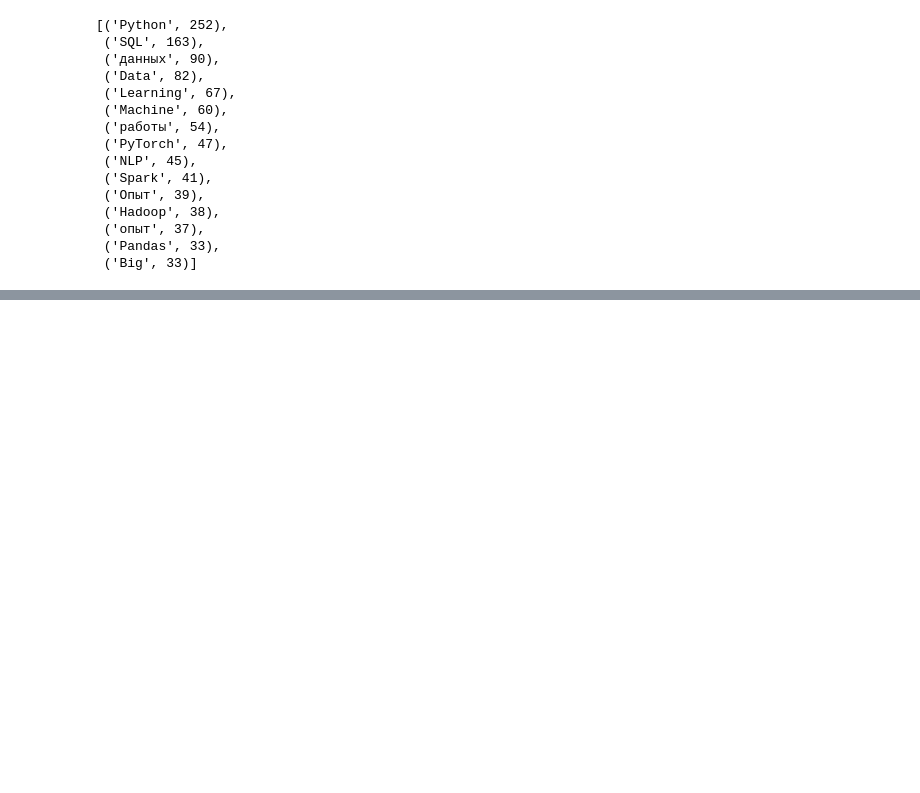
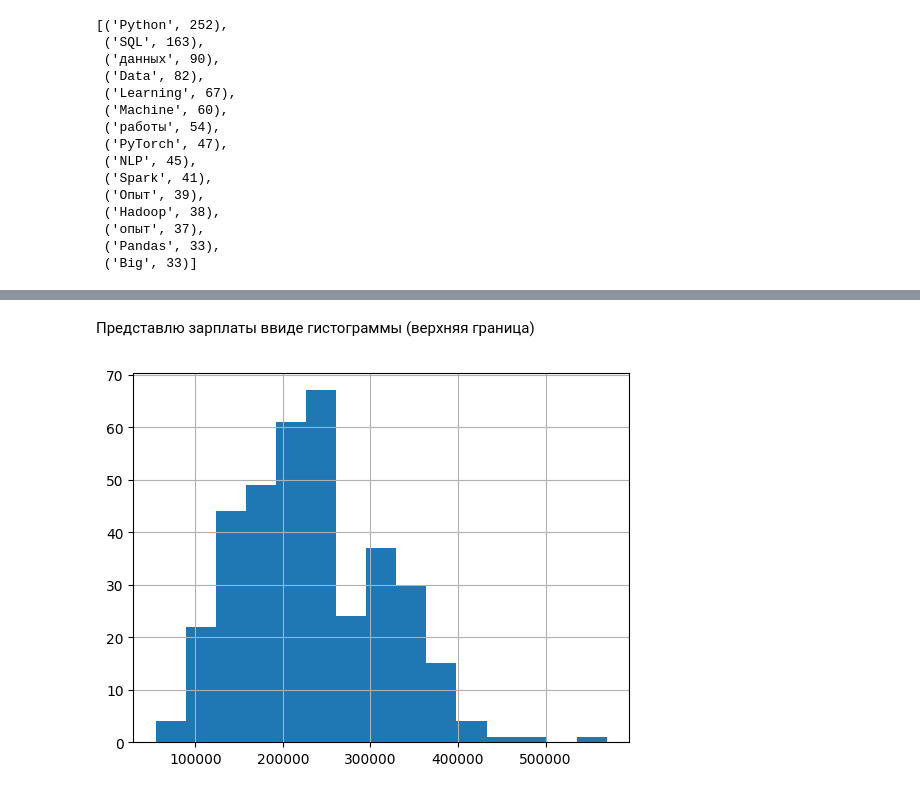
Before and after one commit to GarifullinII/DataScienceJobsAnalysis, a Jupyter notebook: salary_analysis_eda.ipynb, the cells around one changed output, grey strips where cells are left out. Saved outputs shown, nothing was run; the diff lists cells and outputs as text; code cells hidden in the pictures; blank space fills up the shorter version.

```diff
--- a/salary_analysis_eda.ipynb
+++ b/salary_analysis_eda.ipynb
@@ -202,0 +213,6 @@ Counter(skills).most_common(15)
+# %% [markdown]
+Представлю зарплаты ввиде гистограммы (верхняя граница)
+# %%
+df['sal_to'].hist(bins=15);
+# %% [output]
+[figure, added]
```
Also changed, not shown: parts of 25 cells of this notebook.
